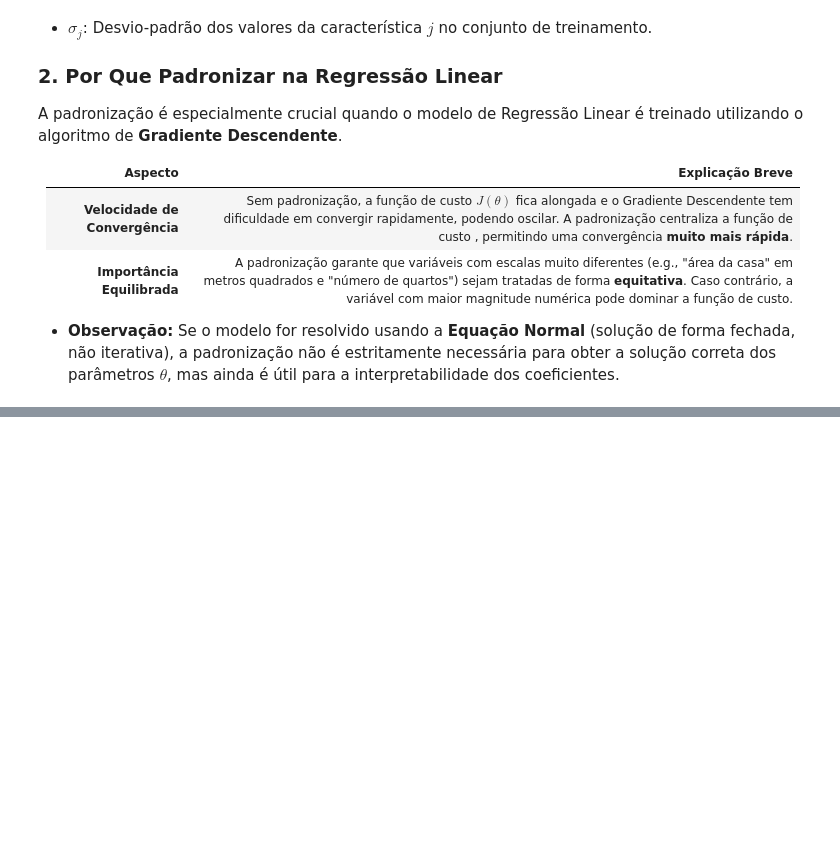
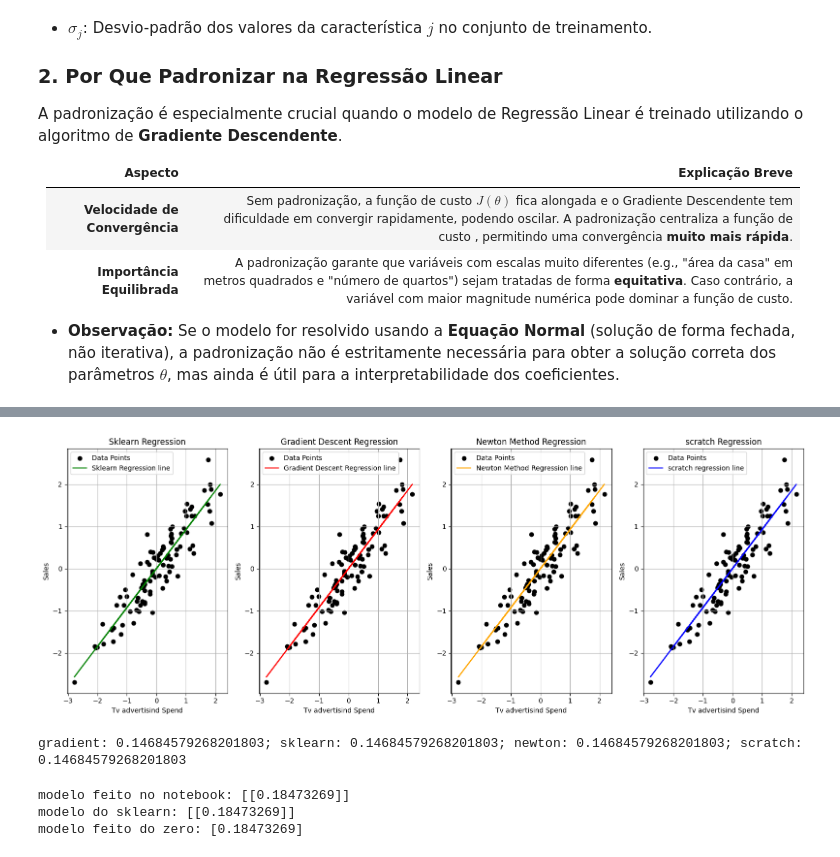
Before and after one commit to vetrz/machine-learning-explained, a Jupyter notebook: notebooks/linear_regression.ipynb, the cells around one changed output, grey strips where cells are left out. Saved outputs shown, nothing was run; the diff lists cells and outputs as text; code cells hidden in the pictures; blank space fills up the shorter version.

```diff
--- a/notebooks/linear_regression.ipynb
+++ b/notebooks/linear_regression.ipynb
@@ -176,40 +189,57 @@ print(
 # %%
-fig, axs = plt.subplots(nrows=1, ncols=3, figsize=(16, 6))
+fig, axs = plt.subplots(nrows=1, ncols=4, figsize=(16, 6))
 
 models = [
-    LinearRegression().fit(X, y).predict(X),
-    hypothesis(X_b, theta_final_gradient),
-    hypothesis(X_b, theta_final_newton),
+    LinearRegression().fit(X,y).predict(X),
+    hypothesis(X_b,theta_final_gradient),
+    hypothesis(X_b,theta_final_newton),
+    LinearRegression_().fit(X,y).predict(X)
 ]
 
-name_models = [
-    "Sklearn Regression",
-    "Gradient Descent Regression",
-    "Newton Method Regression",
-]
-colors = ["green", "red", "orange"]
+name_models = ['Sklearn Regression', 'Gradient Descent Regression', 'Newton Method Regression', 'scratch regression']
+colors = ['green', 'red', 'orange', 'blue']
 
-for i, model in enumerate(models):
-    axs[i].scatter(X, y, color="black", label="Data Points")
-    axs[i].plot(X, model, color=f"{colors[i]}", label=f"{name_models[i]} line")
+for i,model in enumerate(models):
+    axs[i].scatter(X, y, color='black', label='Data Points')
+    axs[i].plot(X, model, color= f'{colors[i]}', label=f'{name_models[i]} line')
     axs[i].set_xlabel("Tv advertisind Spend")
     axs[i].set_ylabel("Sales")
     axs[i].grid(True)
     axs[i].legend()
     if i == 0:
         axs[i].set_title("Sklearn Regression")
     elif i == 1:
         axs[i].set_title("Gradient Descent Regression")
-    else:
+    elif i == 2:
         axs[i].set_title("Newton Method Regression")
+    elif i == 3:
+        axs[i].set_title("scratch Regression")
 
 plt.tight_layout()
 plt.show()
+# %% [output]
+[figure, added]
 # %%
 from sklearn.metrics import mean_squared_error
 
-mse_gradient = mean_squared_error(y, hypothesis(X_b, theta_final_gradient))
+mse_gradient = mean_squared_error(y,hypothesis(X_b,theta_final_gradient))
 mse_sklearn = mean_squared_error(y, linear_sklearn.predict(X))
-mse_newton = mean_squared_error(y, hypothesis(X_b, theta_final_newton))
+mse_newton = mean_squared_error(y,hypothesis(X_b,theta_final_newton))
+mse_scratch = mean_squared_error(y, linear_scratch.predict(X))
 
-print(f"gradient: {mse_gradient}; sklearn: {mse_sklearn}; newton: {mse_newton}")
+print(f"gradient: {mse_gradient}; sklearn: {mse_sklearn}; newton: {mse_newton}; scratch: {mse_scratch}")
+# %% [output]
+gradient: 0.14684579268201803; sklearn: 0.14684579268201803; newton: 0.14684579268201803; scratch: 0.14684579268201803
+# %%
+some_data = np.array([[0.2]])
+some_data = some_data.reshape(-1,1)
+
+some_data_with_bias = np.c_[np.ones(1), some_data]
+
+print(f"""modelo feito no notebook: {hypothesis(some_data_with_bias, theta_final_newton)}
+modelo do sklearn: {linear_sklearn.predict(some_data)}
+modelo feito do zero: {linear_scratch.predict(some_data)}""")
+# %% [output]
+modelo feito no notebook: [[0.18473269]]
+modelo do sklearn: [[0.18473269]]
+modelo feito do zero: [0.18473269]
```
Also changed, not shown: parts of 4 cells of this notebook, 1 other file.
